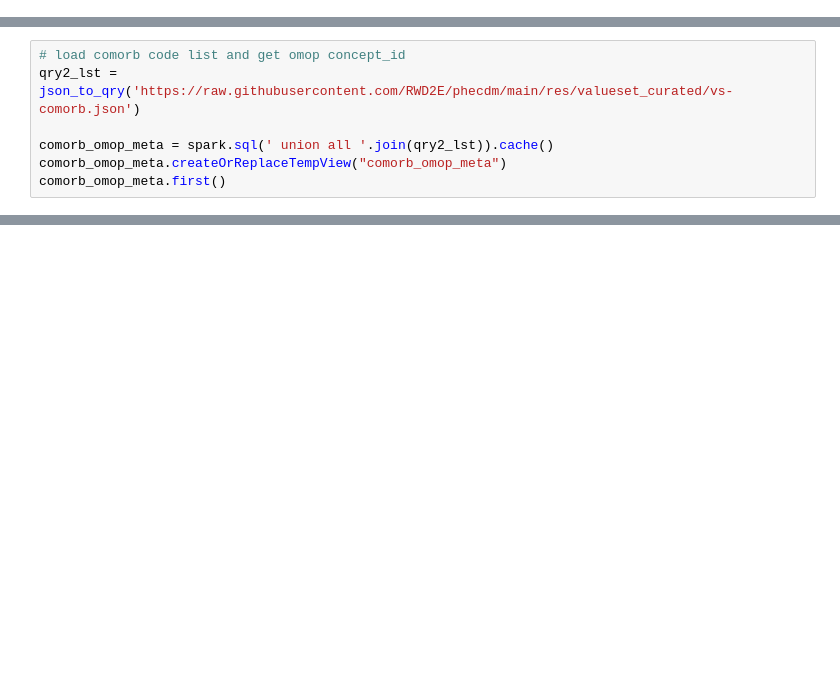
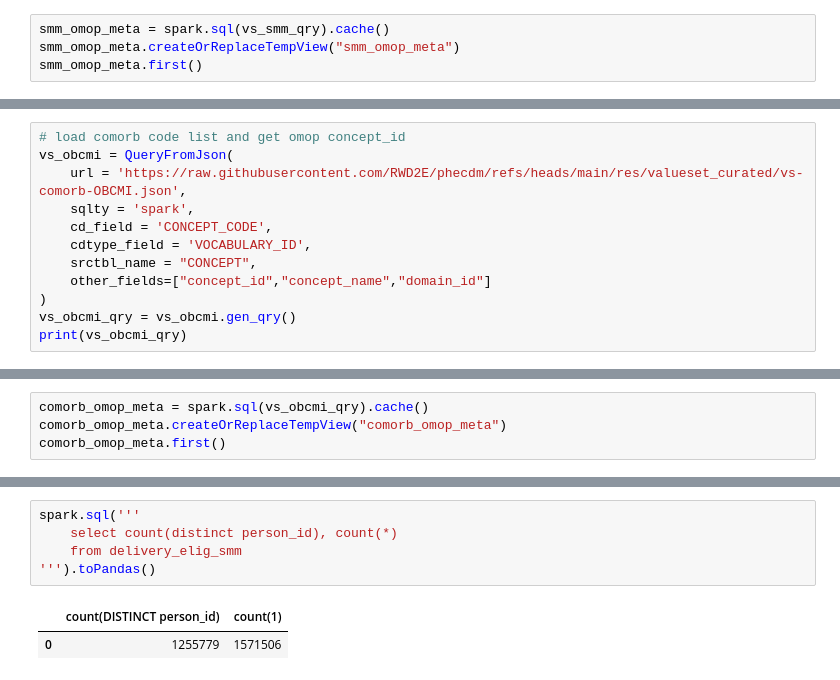
Before and after one commit to gpcnetwork/r21_drivers_mu, a Jupyter notebook: src/Python/cohort_omop.ipynb, the cells around one changed output, grey strips where cells are left out. Drawn from its saved outputs; the diff is of its cells as text; blank space fills up the shorter version.

```diff
--- a/src/Python/cohort_omop.ipynb
+++ b/src/Python/cohort_omop.ipynb
@@ -318,0 +436,4 @@ Row(CD_GRP='ami', CD_GRP_LONG='acute myocardial infarction', concept_id=44832372
+# %%
+smm_omop_meta = spark.sql(vs_smm_qry).cache()
+smm_omop_meta.createOrReplaceTempView("smm_omop_meta")
+smm_omop_meta.first()
@@ -411,7 +536,12 @@ Row(person_id=11567, censor_date=datetime.date(2024, 8, 23), censor_since_index=
 # %%
 # load comorb code list and get omop concept_id
-qry2_lst = json_to_qry('https://raw.githubusercontent.com/RWD2E/phecdm/main/res/valueset_curated/vs-comorb.json')
-
-comorb_omop_meta = spark.sql(' union all '.join(qry2_lst)).cache()
-comorb_omop_meta.createOrReplaceTempView("comorb_omop_meta")
-comorb_omop_meta.first()
+vs_obcmi = QueryFromJson(
+    url = 'https://raw.githubusercontent.com/RWD2E/phecdm/refs/heads/main/res/valueset_curated/vs-comorb-OBCMI.json',
+    sqlty = 'spark',
+    cd_field = 'CONCEPT_CODE',
+    cdtype_field = 'VOCABULARY_ID',
+    srctbl_name = "CONCEPT",
+    other_fields=["concept_id","concept_name","domain_id"]
+)
+vs_obcmi_qry = vs_obcmi.gen_qry()
+print(vs_obcmi_qry)
@@ -417,0 +566,4 @@ comorb_omop_meta.first()
+# %%
+comorb_omop_meta = spark.sql(vs_obcmi_qry).cache()
+comorb_omop_meta.createOrReplaceTempView("comorb_omop_meta")
+comorb_omop_meta.first()
@@ -630,0 +837,8 @@ spark.sql('''
+# %%
+spark.sql('''
+    select count(distinct person_id), count(*)
+    from delivery_elig_smm
+''').toPandas()
+# %% [output]
+|  | count(DISTINCT person_id) | count(1) |
+| 0 | 1255779 | 1571506 |
```
Also changed, not shown: parts of 49 cells of this notebook.
